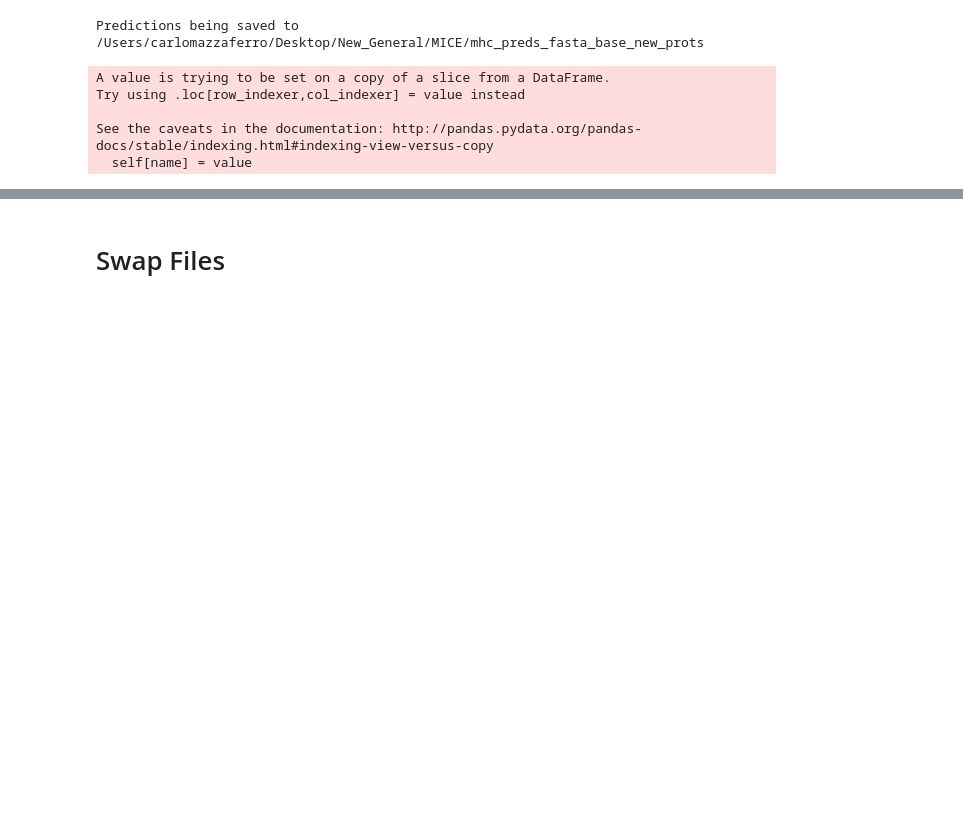
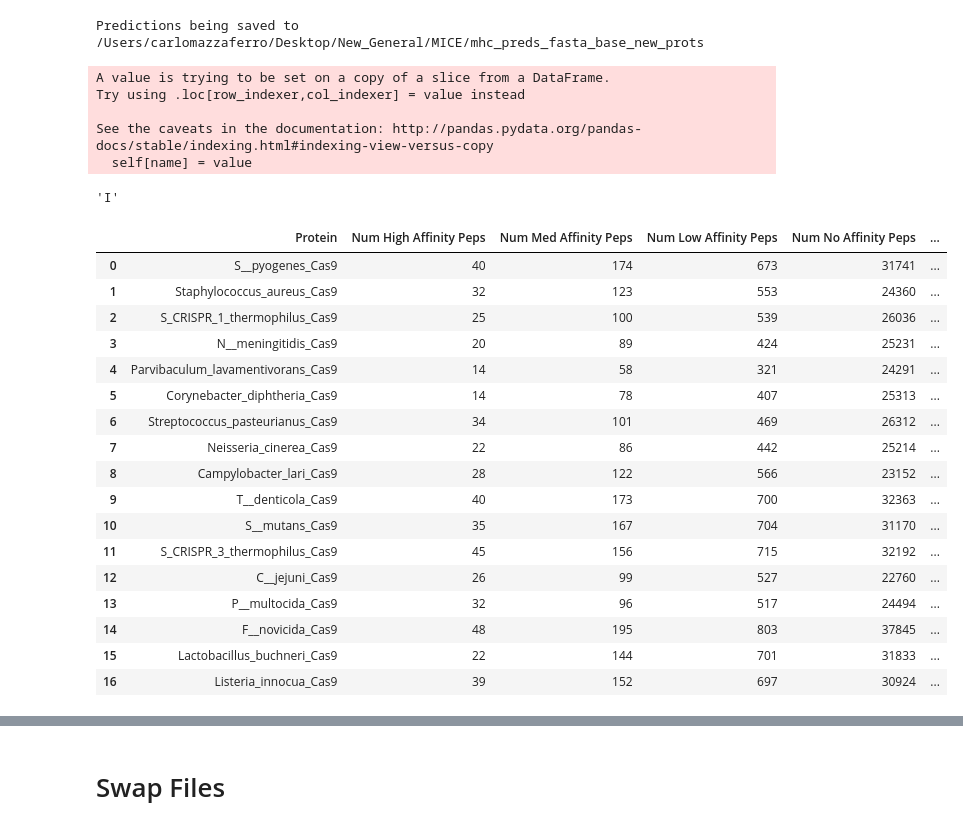
Before and after one commit to carlomazzaferro/neoantigen, a Jupyter notebook: antigen_discovery/Base File Creation For Immune Stealth Workflow - Mouse Alleles.ipynb, the cells around one changed output, grey strips where cells are left out. Saved outputs shown, nothing was run; the diff lists cells and outputs as text; code cells hidden in the pictures; blank space fills up the shorter version.

```diff
--- a/antigen_discovery/Base File Creation For Immune Stealth Workflow - Mouse Alleles.ipynb
+++ b/antigen_discovery/Base File Creation For Immune Stealth Workflow - Mouse Alleles.ipynb
@@ -68,3 +68,7 @@ Try using .loc[row_indexer,col_indexer] = value instead
 
 See the caveats in the documentation: http://pandas.pydata.org/pandas-docs/stable/indexing.html#indexing-view-versus-copy
   self[name] = value
+# %%
+list_df = agg.return_df_list()
+# %%
+lsss = agg.optimized_list_df_by_prot(list_df)
@@ -70,0 +77,24 @@ See the caveats in the documentation: http://pandas.pydata.org/pandas-docs/stabl
+# %%
+from nepitope import mhc_utils, summary_data
+import glob
+nmers = [8, 9,10,11]
+
+#files saved from netMHCcons as split_*i*_prediction_*n*_mer for each split/nmer
+filepath = '/Users/carlomazzaferro/Desktop/new/swaps/mhc_preds_per_swap/'
+fasta_file = '/Users/carlomazzaferro/Desktop/Test_IEDB/newer_pipeline_files/fasta_from_study_dealigned.fasta'
+
+file_pattern = '_swap_*'
+
+
+files = glob.glob(filepath + file_pattern)
+original_peps_and_pos = []
+
+for file in files:
+    split_ = file.split('/')[-1]
+    split_2 = split_.split('_')
+    original_peps_and_pos.append([split_2[2], split_2[4]])
+# %%
+from nepitope import summary_data
+importlib.reload(summary_data)
+smm = summary_data.SummaryData()
+ssmm = smm.summarize_all_data(lsss, fasta_file)
@@ -71,3 +110,28 @@ See the caveats in the documentation: http://pandas.pydata.org/pandas-docs/stabl
+# %%
+[153]
+# %% [output]
+'I'
+# %%
+pandas.DataFrame(ssmm.data_list, index=ssmm.indexes).T
+# %% [output]
+|  | Protein | Num High Affinity Peps | Num Med Affinity Peps | Num Low Affinity Peps | Num No Affinity Peps | ... |
+| 0 | S__pyogenes_Cas9 | 40 | 174 | 673 | 31741 | ... |
+| 1 | Staphylococcus_aureus_Cas9 | 32 | 123 | 553 | 24360 | ... |
+| 2 | S_CRISPR_1_thermophilus_Cas9 | 25 | 100 | 539 | 26036 | ... |
+| 3 | N__meningitidis_Cas9 | 20 | 89 | 424 | 25231 | ... |
+| 4 | Parvibaculum_lavamentivorans_Cas9 | 14 | 58 | 321 | 24291 | ... |
+| 5 | Corynebacter_diphtheria_Cas9 | 14 | 78 | 407 | 25313 | ... |
+| 6 | Streptococcus_pasteurianus_Cas9 | 34 | 101 | 469 | 26312 | ... |
+| 7 | Neisseria_cinerea_Cas9 | 22 | 86 | 442 | 25214 | ... |
+| 8 | Campylobacter_lari_Cas9 | 28 | 122 | 566 | 23152 | ... |
+| 9 | T__denticola_Cas9 | 40 | 173 | 700 | 32363 | ... |
+| 10 | S__mutans_Cas9 | 35 | 167 | 704 | 31170 | ... |
+| 11 | S_CRISPR_3_thermophilus_Cas9 | 45 | 156 | 715 | 32192 | ... |
+| 12 | C__jejuni_Cas9 | 26 | 99 | 527 | 22760 | ... |
+| 13 | P__multocida_Cas9 | 32 | 96 | 517 | 24494 | ... |
+| 14 | F__novicida_Cas9 | 48 | 195 | 803 | 37845 | ... |
+| 15 | Lactobacillus_buchneri_Cas9 | 22 | 144 | 701 | 31833 | ... |
+| 16 | Listeria_innocua_Cas9 | 39 | 152 | 697 | 30924 | ... |
 # %%
 high_aa_df.head()
 # %% [output]
```
Also changed, not shown: parts of 15 cells of this notebook, 2 other files.
